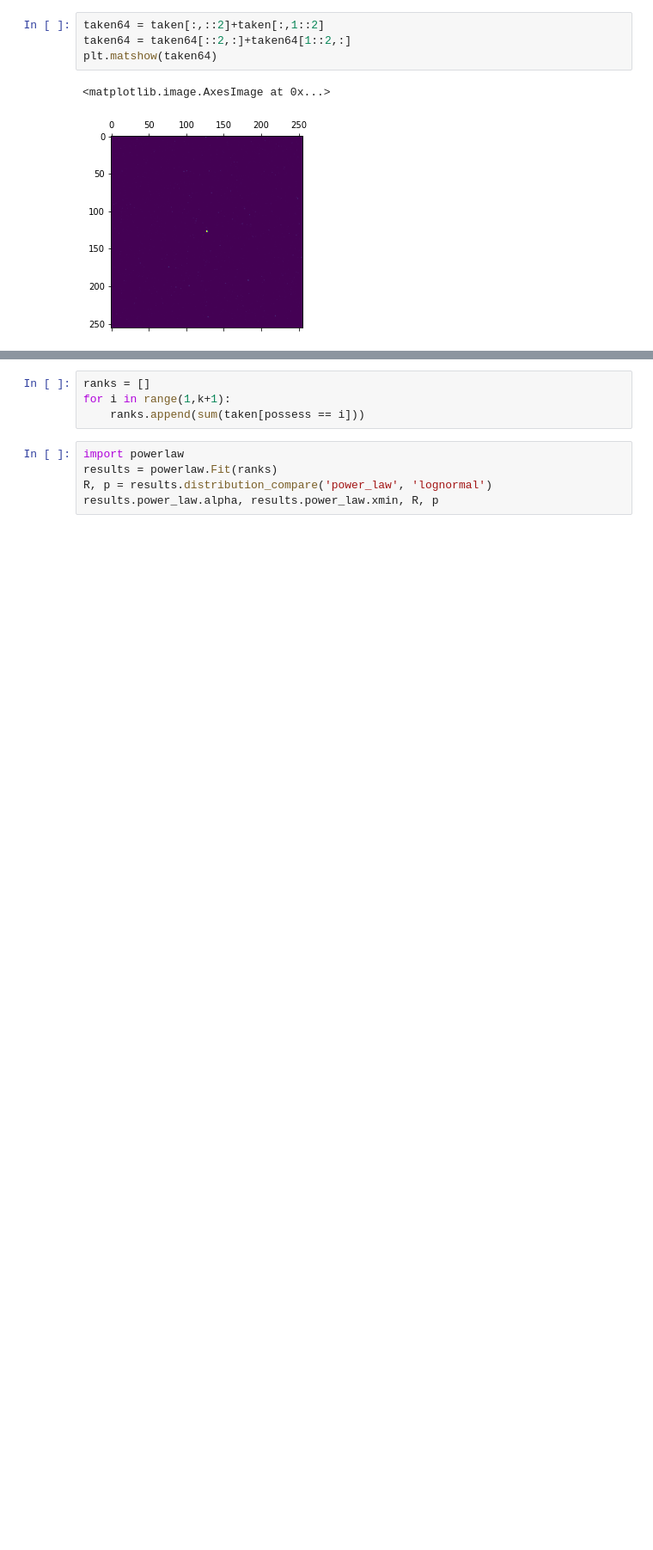
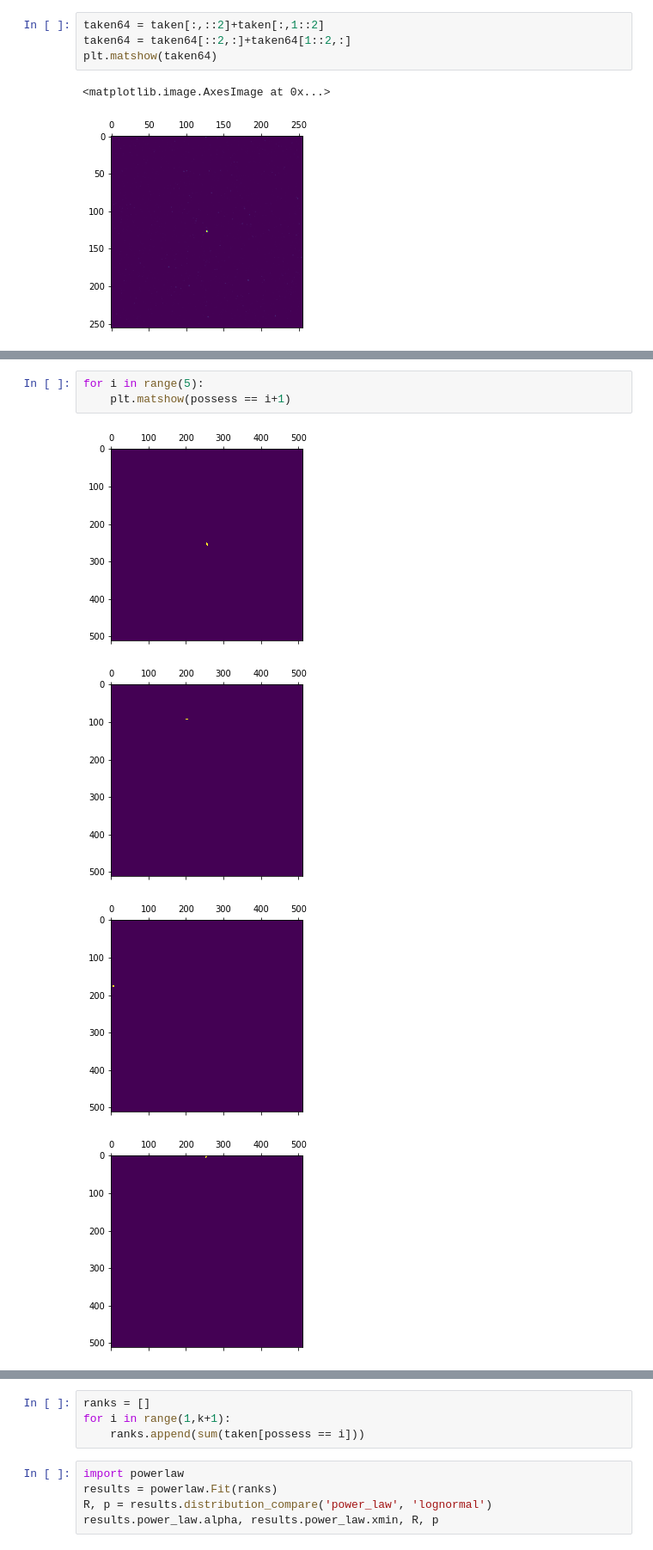
Before and after one commit to GXIU/SpatialYule, a Jupyter notebook: Experiments/0929-Copy2.ipynb, the cells around one changed output, grey strips where cells are left out. Shown: that part at 86% size. Drawn from its saved outputs; the diff is of its cells as text; blank space fills up the shorter version.

```diff
--- a/Experiments/0929-Copy2.ipynb
+++ b/Experiments/0929-Copy2.ipynb
@@ -153,0 +154,8 @@ k,N, case1, case2
+# %%
+for i in range(5):
+    plt.matshow(possess == i+1)
+# %% [output]
+[figure, added]
+[figure, added]
+[figure, added]
+[figure, added]
```
Also changed, not shown: parts of 7 cells of this notebook, 1 other file.
